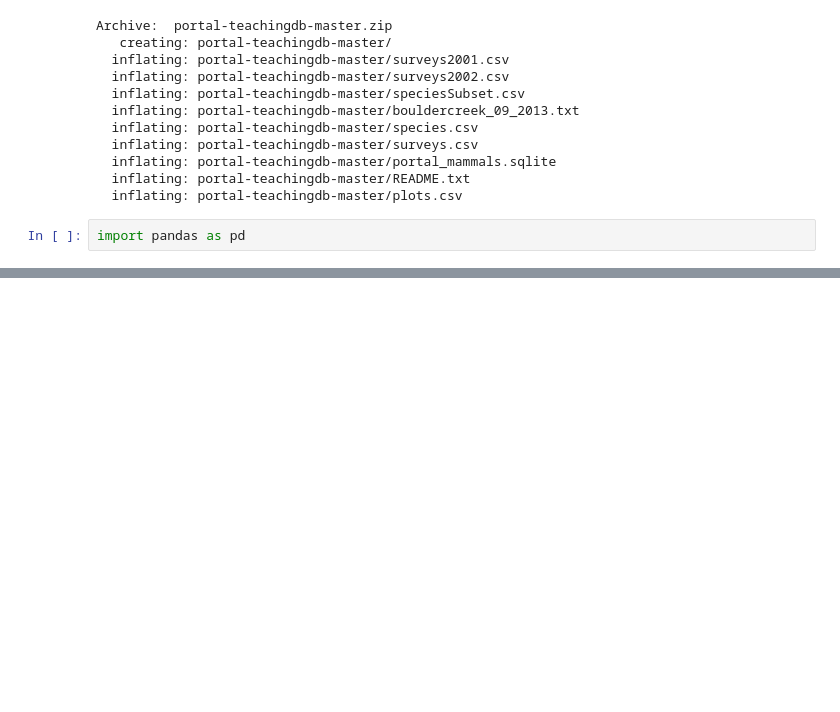
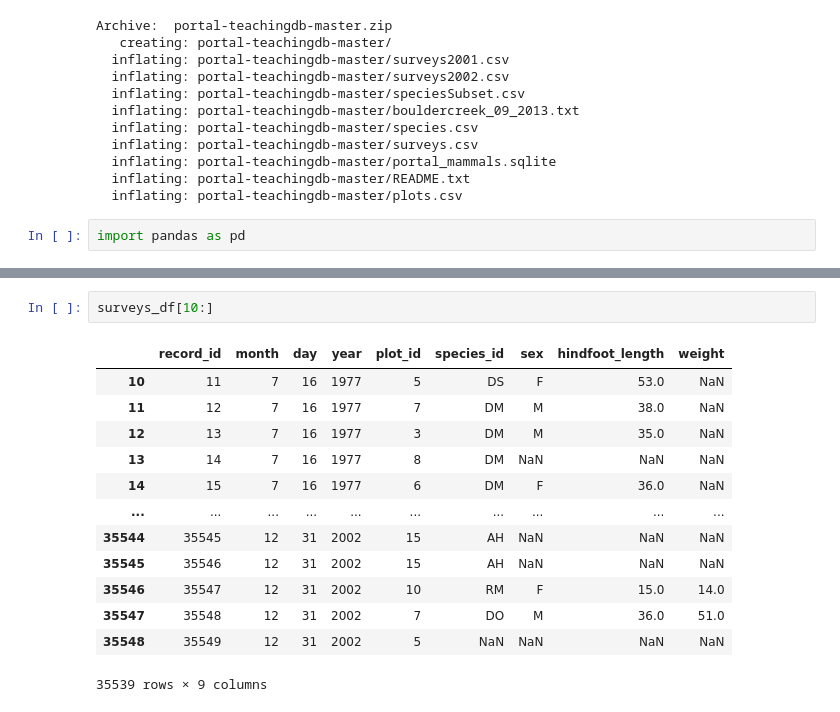
Before and after one commit to AlexDerry/dimen-python-2023, a Jupyter notebook: data/hello.ipynb, the cells around one changed output, grey strips where cells are left out. Drawn from its saved outputs; the diff is of its cells as text; blank space fills up the shorter version.

```diff
--- a/data/hello.ipynb
+++ b/data/hello.ipynb
@@ -134,0 +215,16 @@ pd.read_csv("portal-teachingdb-master/surveys.csv")
+# %%
+surveys_df[10:]
+# %% [output]
+|  | record_id | month | day | year | plot_id | species_id | sex | hindfoot_length | weight |
+| 10 | 11 | 7 | 16 | 1977 | 5 | DS | F | 53.0 | NaN |
+| 11 | 12 | 7 | 16 | 1977 | 7 | DM | M | 38.0 | NaN |
+| 12 | 13 | 7 | 16 | 1977 | 3 | DM | M | 35.0 | NaN |
+| 13 | 14 | 7 | 16 | 1977 | 8 | DM | NaN | NaN | NaN |
+| 14 | 15 | 7 | 16 | 1977 | 6 | DM | F | 36.0 | NaN |
+| ... | ... | ... | ... | ... | ... | ... | ... | ... | ... |
+| 35544 | 35545 | 12 | 31 | 2002 | 15 | AH | NaN | NaN | NaN |
+| 35545 | 35546 | 12 | 31 | 2002 | 15 | AH | NaN | NaN | NaN |
+| 35546 | 35547 | 12 | 31 | 2002 | 10 | RM | F | 15.0 | 14.0 |
+| 35547 | 35548 | 12 | 31 | 2002 | 7 | DO | M | 36.0 | 51.0 |
+| 35548 | 35549 | 12 | 31 | 2002 | 5 | NaN | NaN | NaN | NaN |
+35539 rows × 9 columns
```
Also changed, not shown: parts of 34 cells of this notebook, 1 other file.
